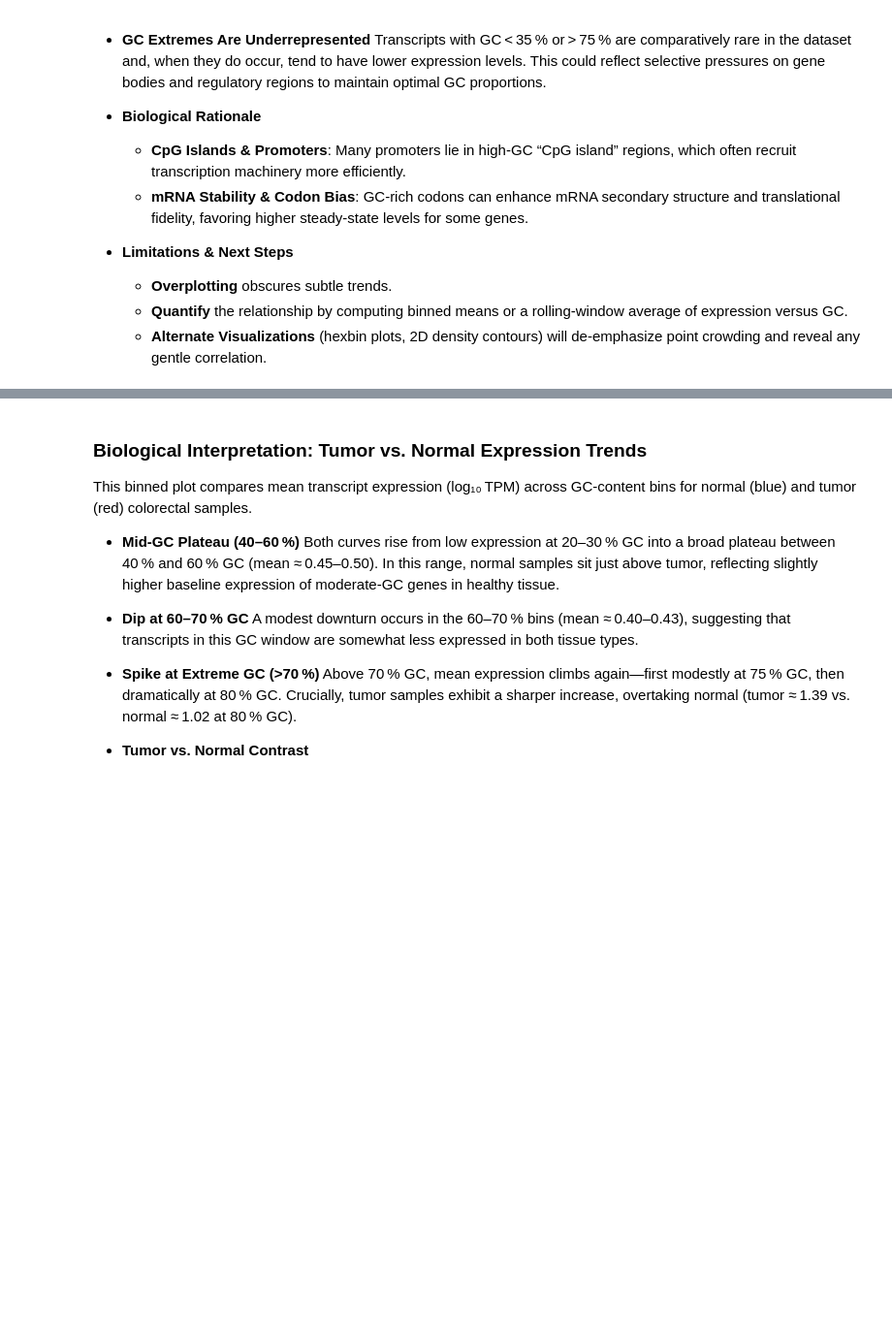
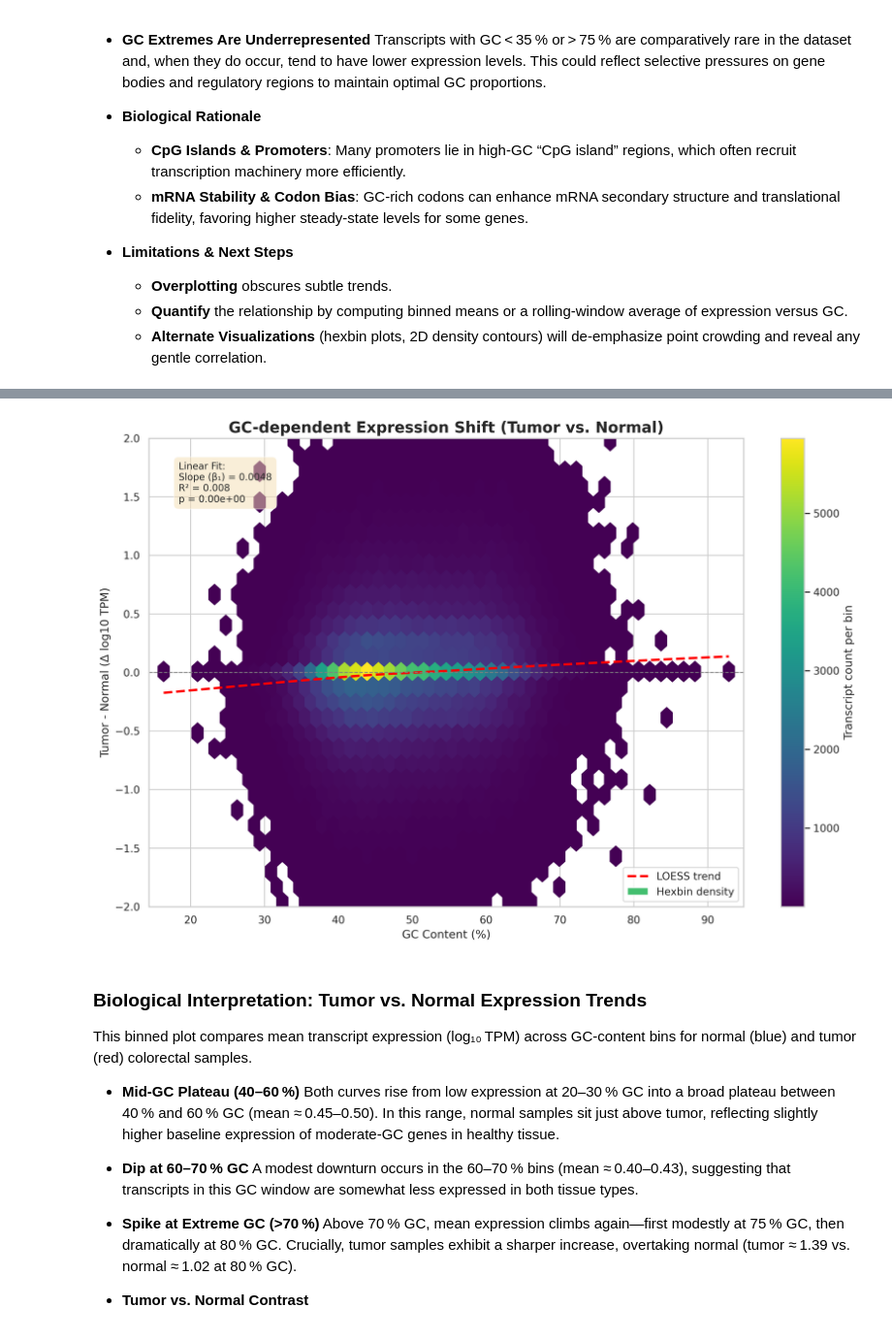
Before and after one commit to Makayacine/Transcriptomics, a Jupyter notebook: PRJNA413956/PRJNA413956.ipynb, the cells around one changed output, grey strips where cells are left out. Shown at 97% size. Saved outputs shown, nothing was run; the diff lists cells and outputs as text; code cells hidden in the pictures; blank space fills up the shorter version.

Commit message:
PRJNA413956: update notebook & Dockerfile; refresh quants_manifest; ignore outputs/

```diff
--- a/PRJNA413956/PRJNA413956.ipynb
+++ b/PRJNA413956/PRJNA413956.ipynb
@@ -360,0 +428,80 @@ plt.show()
+# %%
+# --- Publication hexbin + LOESS and SAVE as PDF ---
+
+import matplotlib as mpl
+import matplotlib.pyplot as plt
+import seaborn as sns
+from pathlib import Path
+from matplotlib.lines import Line2D
+from matplotlib.patches import Patch
+
+# Embed TrueType so text is editable in the PDF
+mpl.rcParams["pdf.fonttype"] = 42
+mpl.rcParams["ps.fonttype"]  = 42
+
+# 1) Figure/Axes
+fig = plt.figure(figsize=(12, 8), facecolor="white")
+ax  = fig.add_subplot(111)
+
+# 2) Hexbin density
+hb = ax.hexbin(
+    plot_data_pd['GC'].to_numpy(),
+    plot_data_pd['delta_log10_TPM'].to_numpy(),
+    gridsize=50,
+    cmap='viridis',
+    mincnt=1
+)
+
+# 3) LOESS overlay (no scatter) — give it a real legend label
+sns.regplot(
+    data=plot_data_pd,
+    x='GC',
+    y='delta_log10_TPM',
+    scatter=False,
+    lowess=True,
+    line_kws={'color': 'red', 'linewidth': 2.5, 'linestyle': '--'},
+    label='LOESS trend',                # << legend label
+    ax=ax
+)
+
+# 4) Decorations
+ax.axhline(0, color='grey', linestyle='--', linewidth=1)
+ax.set_title('GC-dependent Expression Shift (Tumor vs. Normal)', fontsize=16, weight='bold')
+ax.set_xlabel('GC Content (%)', fontsize=12)
+ax.set_ylabel('Tumor - Normal (Δ log10 TPM)', fontsize=12)
+ax.set_ylim(-2, 2)
+ax.set_xlim(plot_data_pd['GC'].min()-2, plot_data_pd['GC'].max()+2)
+
+# Colorbar (hexbin density)
+cb = fig.colorbar(hb, ax=ax, label='Transcript count per bin')
+
+# 5) Stats textbox
+ax.text(0.05, 0.95, stat_text, transform=ax.transAxes, fontsize=10,
+        va='top', bbox=dict(boxstyle='round,pad=0.5', fc='wheat', alpha=0.5))
+
+# 6) Legend (add a proxy for hexbin so legend shows)
+handles, labels = ax.get_legend_handles_labels()
+if not labels or 'LOESS trend' not in labels:
+    handles = []
+    labels  = []
+    handles.append(Line2D([0], [0], color='red', lw=2.5, ls='--'))
+    labels.append('LOESS trend')
+# Optional: also show a hexbin proxy
+handles.append(Patch(facecolor=hb.get_cmap()(0.7)))
+labels.append('Hexbin density')
+ax.legend(handles, labels, loc='lower right')
+
+fig.tight_layout()
+
+# 7) SAVE as PDF (make sure the directory exists)
+out_path = Path("outputs/figures/gc_delta_hex_loess.pdf")
+out_path.parent.mkdir(parents=True, exist_ok=True)
+
+fig.canvas.draw()  # ensure all artists are realized
+fig.savefig(out_path, format="pdf", bbox_inches="tight", pad_inches=0.01)
+
+print(f"✅ Saved PDF → {out_path.resolve()}")
+
+# (optional) show for notebook
+plt.show()
+# %% [output]
@@ -361,3 +509,4 @@ plt.show()
+[figure, added]
 # %% [markdown]
 ### Biological Interpretation: Tumor vs. Normal Expression Trends
 
```
Also changed, not shown: parts of 13 cells of this notebook, 3 other files.
